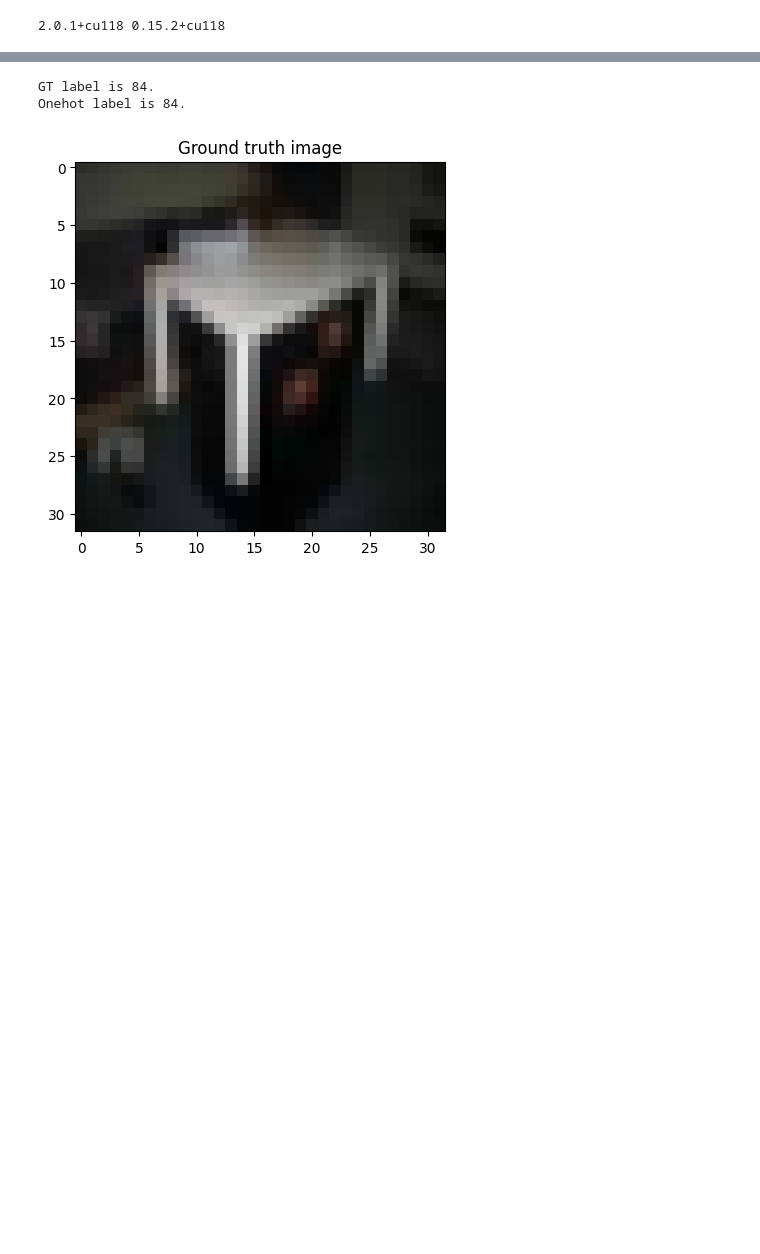
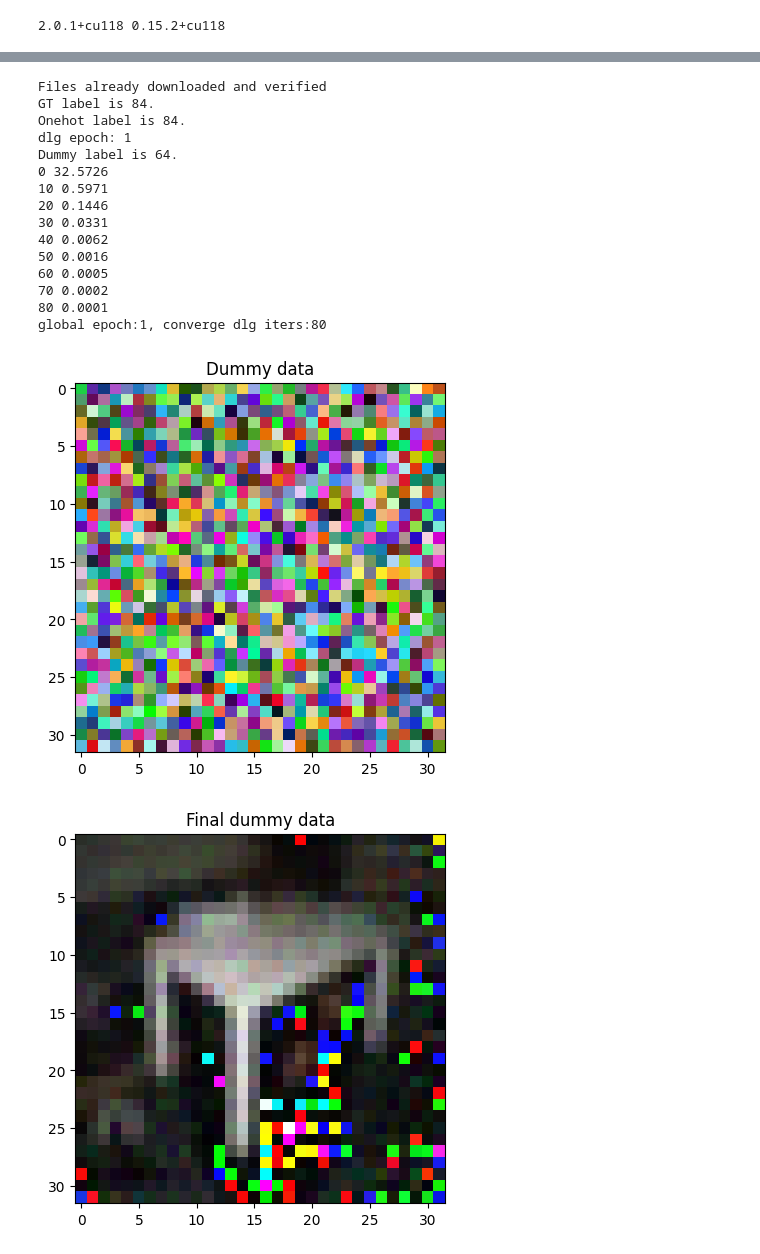
Before and after one commit to yyguo50170/dlg, a Jupyter notebook: Deep_Leakage_from_Gradients.ipynb, the cells around one changed output, grey strips where cells are left out. Saved outputs shown, nothing was run; the diff lists cells and outputs as text; code cells hidden in the pictures; blank space fills up the shorter version.

```diff
--- a/Deep_Leakage_from_Gradients.ipynb
+++ b/Deep_Leakage_from_Gradients.ipynb
@@ -128,11 +136,25 @@ net.apply(weights_init)
 criterion = cross_entropy_for_onehot
 # %%
 ######### honest partipant #########
-train_dataset = datasets.CIFAR100(root='./torch', train=True, transform=transform, download=True)
+
+# Hyper-parameters
+epochs = 1000
+local_eoochs = 1
+batch_size = 64
+learning_rate = 0.001
+
+# CIFAR-100 dataset
+transform = transforms.Compose([
+    transforms.Grayscale(num_output_channels=1),
+    transforms.ToTensor()
+])
+
+#train_dataset = datasets.CIFAR100(root='./torch', train=True, transform=transform, download=True)
+train_dataset = datasets.CIFAR100(root='./torch', train=True, transform=tp, download=True)
 train_loader = torch.utils.data.DataLoader(dataset=train_dataset, batch_size=batch_size, shuffle=True)
 
 train_criterion = nn.CrossEntropyLoss()
-train_optimizer = optim.Adam(model.parameters(), lr=learning_rate)
+train_optimizer = optim.Adam(net.parameters(), lr=learning_rate)
 
 
 
@@ -148,11 +170,11 @@ plt.imshow(tt(gt_data[0].cpu()))
 plt.title("Ground truth image")
 print("GT label is %d." % gt_label.item(), "\nOnehot label is %d." % torch.argmax(gt_onehot_label, dim=-1).item())
 for i in range(epochs):
-  if i % 10 != 0:
+  if i % 50 != 0:
     # Train the model
     total_step = len(train_loader)
-    for epoch in range(num_epochs):
-      for i, (images, labels) in enumerate(train_loader):
+    for local_epoch in range(local_eoochs):
+      for j, (images, labels) in enumerate(train_loader):
           images = images.to(device)
           labels = labels.to(device)
 
@@ -162,35 +184,52 @@ for i in range(epochs):
 
           # Backward and optimize
           train_optimizer.zero_grad()
           loss.backward()
           train_optimizer.step()
 
-          if (i+1) % 100 == 0:
-              print ('Epoch [{}/{}], Step [{}/{}], Loss: {:.4f}'
-                    .format(epoch+1, num_epochs, i+1, total_step, loss.item()))
+          if (j+1) % 700 == 0:
+              print ('epoch:{}   Epoch [{}/{}], Step [{}/{}], Loss: {:.4f}'.format(i+1,local_epoch+1, local_eoochs, j+1, total_step, loss.item()))
 
   else:
+
     # img_index = 25
     # gt_data = tp(dst[img_index][0]).to(device)
     # gt_data = gt_data.view(1, *gt_data.size())
     # gt_label = torch.Tensor([dst[img_index][1]]).long().to(device)
     # gt_label = gt_label.view(1, )
     # gt_onehot_label = label_to_onehot(gt_label, num_classes=100)
 
     # plt.imshow(tt(gt_data[0].cpu()))
     # plt.title("Ground truth image")
     # print("GT label is %d." % gt_label.item(), "\nOnehot label is %d." % torch.argmax(gt_onehot_label, dim=-1).item())
 
     # compute original gradient
     out = net(gt_data)
     y = criterion(out, gt_onehot_label)
     dy_dx = torch.autograd.grad(y, net.parameters())
 
 
     # share the gradients with other clients
     original_dy_dx = list((_.detach().clone() for _ in dy_dx))
-    dlg_attack(gt_data,gt_onehot_label,net,original_dy_dx)
+    print('dlg epoch:',i+1)
+    dlg_attack(gt_data,gt_onehot_label,net,original_dy_dx,i+1)
+    for server_param, grad_param in zip(net.parameters(), dy_dx):
+      server_param.data = server_param.data - learning_rate * grad_param.data.clone()
 # %% [output]
+Files already downloaded and verified
 GT label is 84.
 Onehot label is 84.
+dlg epoch: 1
+Dummy label is 64.
+0 32.5726
+10 0.5971
+20 0.1446
+30 0.0331
+40 0.0062
+50 0.0016
+60 0.0005
+70 0.0002
+80 0.0001
+global epoch:1, converge dlg iters:80
-[figure, old version]
+[figure, new version]
+[figure, added]
```
Also changed, not shown: parts of 6 cells of this notebook.
